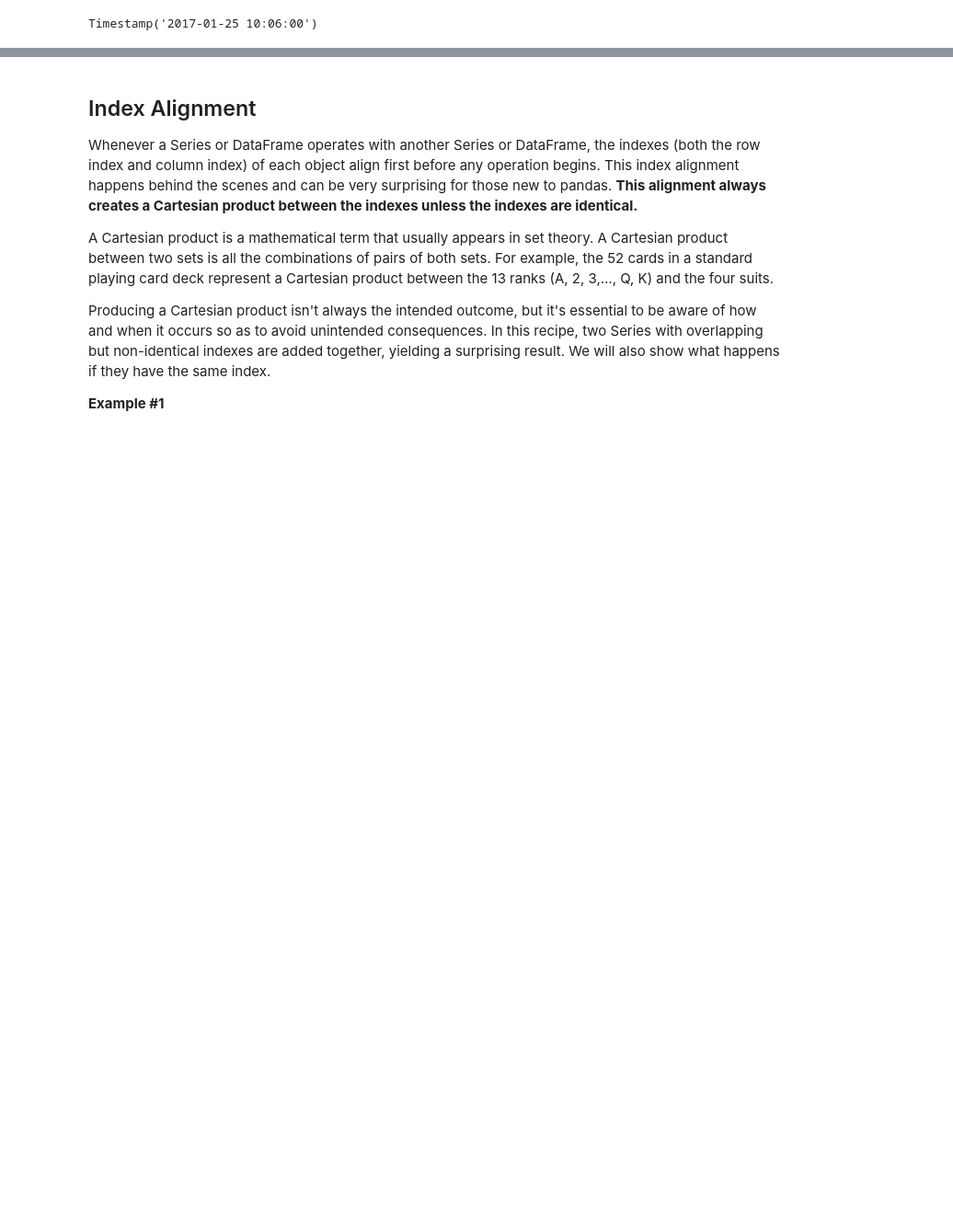
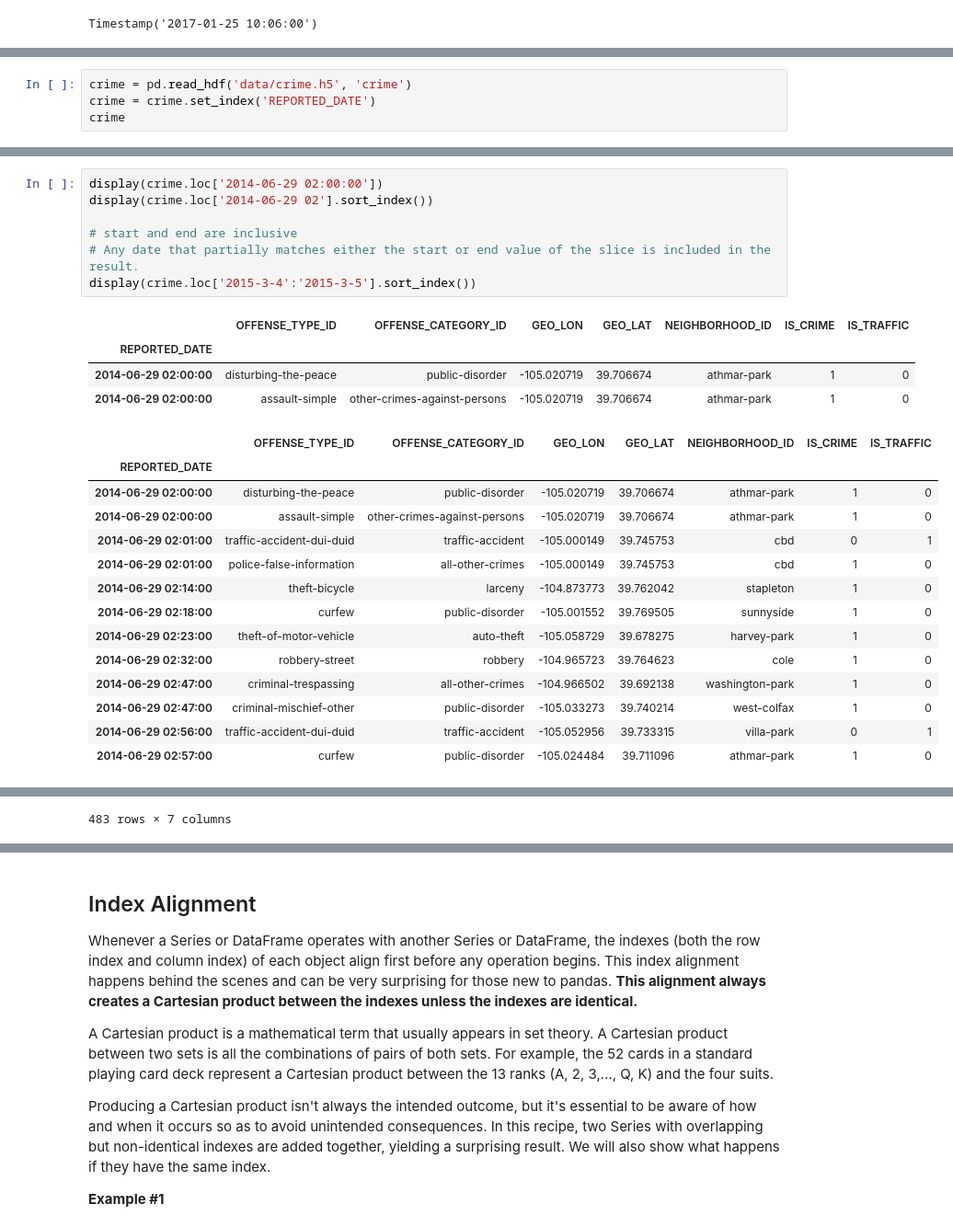
Before and after one commit to pkaran57/python-libs, a Jupyter notebook: pandas-lib/notebook/pandas.ipynb, the cells around one changed output, grey strips where cells are left out. Shown at 92% size. Drawn from its saved outputs; the diff is of its cells as text; blank space fills up the shorter version.

```diff
--- a/pandas-lib/notebook/pandas.ipynb
+++ b/pandas-lib/notebook/pandas.ipynb
@@ -2391,0 +2371,4 @@ Timestamp('2017-01-25 10:06:00')
+# %%
+crime = pd.read_hdf('data/crime.h5', 'crime')
+crime = crime.set_index('REPORTED_DATE')
+crime
@@ -2391,0 +2390,26 @@ Timestamp('2017-01-25 10:06:00')
+# %%
+display(crime.loc['2014-06-29 02:00:00'])
+display(crime.loc['2014-06-29 02'].sort_index())
+
+# start and end are inclusive
+# Any date that partially matches either the start or end value of the slice is included in the result.
+display(crime.loc['2015-3-4':'2015-3-5'].sort_index())
+# %% [output]
+|  | OFFENSE_TYPE_ID | OFFENSE_CATEGORY_ID | GEO_LON | GEO_LAT | NEIGHBORHOOD_ID | IS_CRIME | IS_TRAFFIC |
+| REPORTED_DATE |  |  |  |  |  |  |  |
+| 2014-06-29 02:00:00 | disturbing-the-peace | public-disorder | -105.020719 | 39.706674 | athmar-park | 1 | 0 |
+| 2014-06-29 02:00:00 | assault-simple | other-crimes-against-persons | -105.020719 | 39.706674 | athmar-park | 1 | 0 |
+|  | OFFENSE_TYPE_ID | OFFENSE_CATEGORY_ID | GEO_LON | GEO_LAT | NEIGHBORHOOD_ID | IS_CRIME | IS_TRAFFIC |
+| REPORTED_DATE |  |  |  |  |  |  |  |
+| 2014-06-29 02:00:00 | disturbing-the-peace | public-disorder | -105.020719 | 39.706674 | athmar-park | 1 | 0 |
+| 2014-06-29 02:00:00 | assault-simple | other-crimes-against-persons | -105.020719 | 39.706674 | athmar-park | 1 | 0 |
+| 2014-06-29 02:01:00 | traffic-accident-dui-duid | traffic-accident | -105.000149 | 39.745753 | cbd | 0 | 1 |
+| 2014-06-29 02:01:00 | police-false-information | all-other-crimes | -105.000149 | 39.745753 | cbd | 1 | 0 |
+| 2014-06-29 02:14:00 | theft-bicycle | larceny | -104.873773 | 39.762042 | stapleton | 1 | 0 |
+| 2014-06-29 02:18:00 | curfew | public-disorder | -105.001552 | 39.769505 | sunnyside | 1 | 0 |
+| 2014-06-29 02:23:00 | theft-of-motor-vehicle | auto-theft | -105.058729 | 39.678275 | harvey-park | 1 | 0 |
+| 2014-06-29 02:32:00 | robbery-street | robbery | -104.965723 | 39.764623 | cole | 1 | 0 |
+| 2014-06-29 02:47:00 | criminal-trespassing | all-other-crimes | -104.966502 | 39.692138 | washington-park | 1 | 0 |
+| 2014-06-29 02:47:00 | criminal-mischief-other | public-disorder | -105.033273 | 39.740214 | west-colfax | 1 | 0 |
+| 2014-06-29 02:56:00 | traffic-accident-dui-duid | traffic-accident | -105.052956 | 39.733315 | villa-park | 0 | 1 |
+| 2014-06-29 02:57:00 | curfew | public-disorder | -105.024484 | 39.711096 | athmar-park | 1 | 0 |
@@ -2391,0 +2429 @@ Timestamp('2017-01-25 10:06:00')
+483 rows × 7 columns
```
Also changed, not shown: parts of 8 cells of this notebook, 4 other files.
